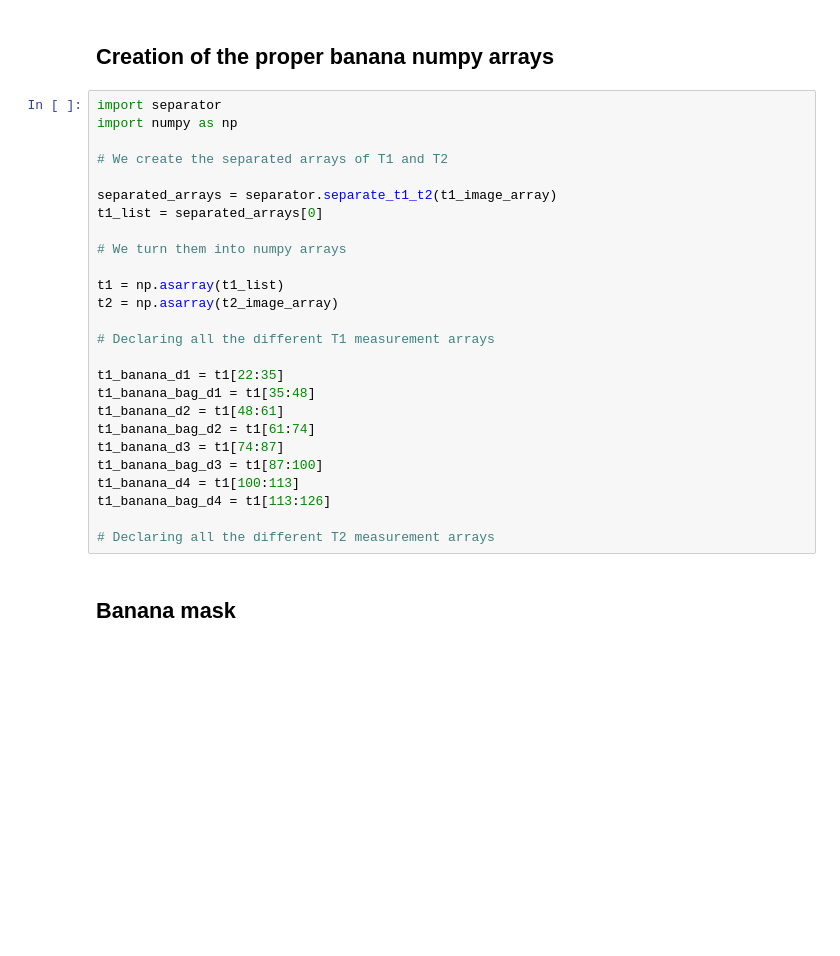
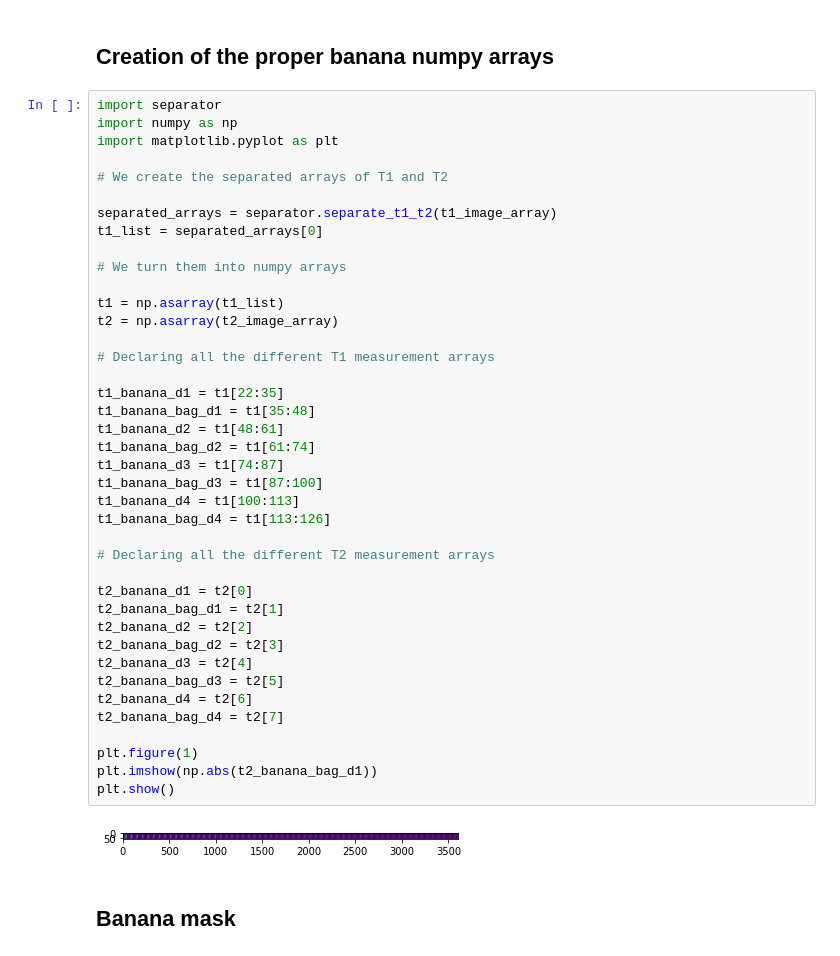
Before and after one commit to DrakeWhu/NMR-t1-t2-calculator, a Jupyter notebook: bananas.ipynb, the cells around one changed output. Drawn from its saved outputs; the diff is of its cells as text; blank space fills up the shorter version.

Commit message:
Working T2 banana images

```diff
--- a/bananas.ipynb
+++ b/bananas.ipynb
@@ -19,29 +19,45 @@ t2_image_array = image_array_creation.create_image_array(t2_onlyfiles,'imagen')
 # %%
 import separator
 import numpy as np
+import matplotlib.pyplot as plt
 
 # We create the separated arrays of T1 and T2
 
 separated_arrays = separator.separate_t1_t2(t1_image_array)
 t1_list = separated_arrays[0]
 
 # We turn them into numpy arrays
 
 t1 = np.asarray(t1_list)
 t2 = np.asarray(t2_image_array)
 
 # Declaring all the different T1 measurement arrays
 
 t1_banana_d1 = t1[22:35]
 t1_banana_bag_d1 = t1[35:48]
 t1_banana_d2 = t1[48:61]
 t1_banana_bag_d2 = t1[61:74]
 t1_banana_d3 = t1[74:87]
 t1_banana_bag_d3 = t1[87:100]
 t1_banana_d4 = t1[100:113]
 t1_banana_bag_d4 = t1[113:126]
 
 # Declaring all the different T2 measurement arrays
+
+t2_banana_d1 = t2[0]
+t2_banana_bag_d1 = t2[1]
+t2_banana_d2 = t2[2]
+t2_banana_bag_d2 = t2[3]
+t2_banana_d3 = t2[4]
+t2_banana_bag_d3 = t2[5]
+t2_banana_d4 = t2[6]
+t2_banana_bag_d4 = t2[7]
+
+plt.figure(1)
+plt.imshow(np.abs(t2_banana_bag_d1))
+plt.show()
+# %% [output]
+[figure, added]
 # %% [markdown]
 ## Banana mask
 # %%
```
Also changed, not shown: parts of 11 cells of this notebook, 2 other files.
